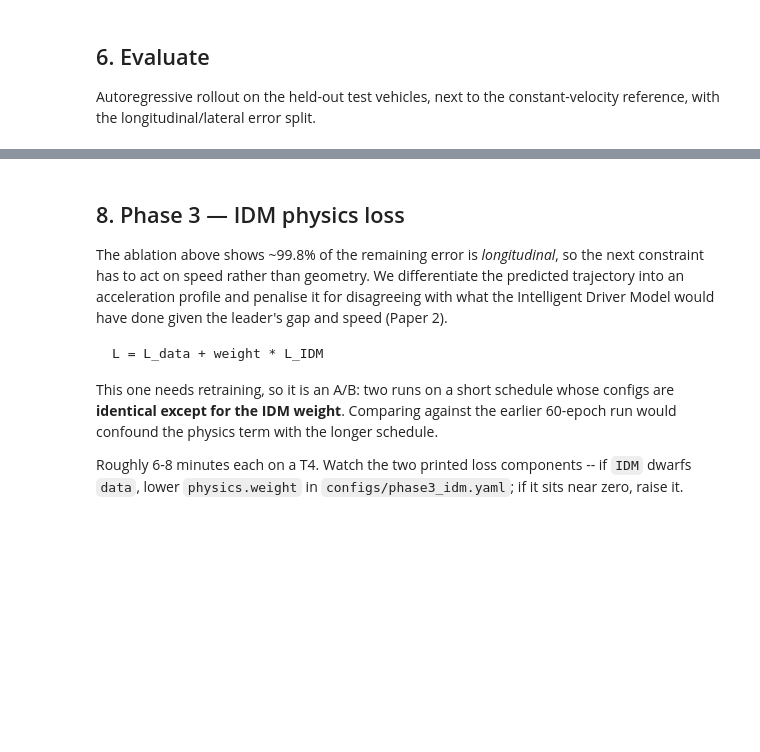
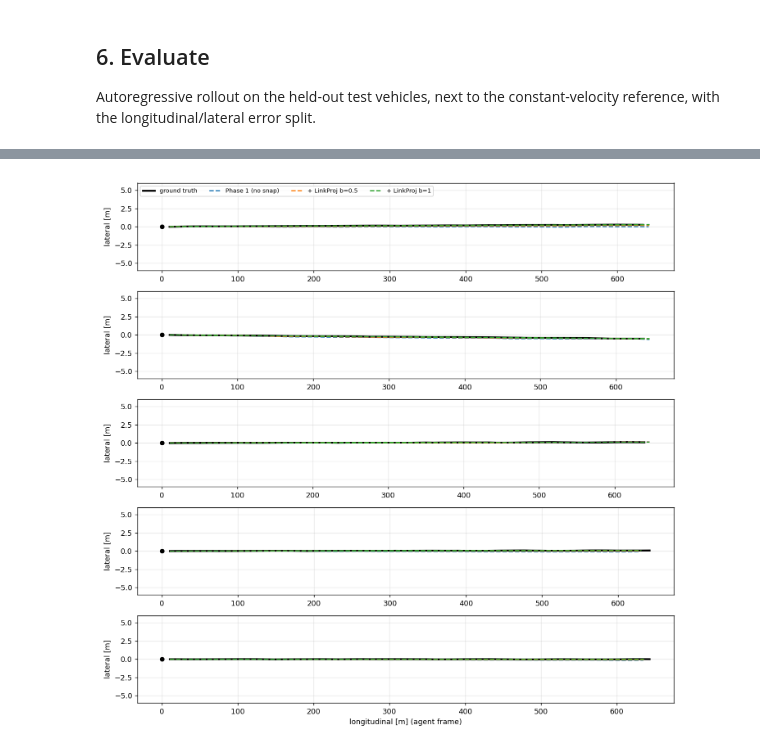
Before and after one commit to sepanta-ghonoodi/Distributed-Computing, a Jupyter notebook: bunes/notebooks/colab_phase1.ipynb, the cells around one changed output, grey strips where cells are left out. Cells and saved outputs as stored; diff of their text form; code cells hidden in the pictures; blank space fills up the shorter version.

```diff
--- a/bunes/notebooks/colab_phase1.ipynb
+++ b/bunes/notebooks/colab_phase1.ipynb
@@ -159,24 +305,6 @@ outside the drivable width.
 # %%
 from IPython.display import Image, display
-
 display(Image("runs/phase1_colab/ablation_test.png"))
-display(Image("runs/phase1_colab/ablation_lateral_test.png"))
+# %% [output]
+[figure, added]
-# %% [markdown]
-## 8. Phase 3 — IDM physics loss
-
-The ablation above shows ~99.8% of the remaining error is *longitudinal*, so
-the next constraint has to act on speed rather than geometry. We differentiate
-the predicted trajectory into an acceleration profile and penalise it for
-disagreeing with what the Intelligent Driver Model would have done given the
-leader's gap and speed (Paper 2).
-
-    L = L_data + weight * L_IDM
-
-This one needs retraining, so it is an A/B: two runs on a short schedule whose
-configs are **identical except for the IDM weight**. Comparing against the
-earlier 60-epoch run would confound the physics term with the longer schedule.
-
-Roughly 6-8 minutes each on a T4. Watch the two printed loss components -- if
-`IDM` dwarfs `data`, lower `physics.weight` in `configs/phase3_idm.yaml`; if it
-sits near zero, raise it.
 # %%
```
Also changed, not shown: parts of 29 cells of this notebook.
